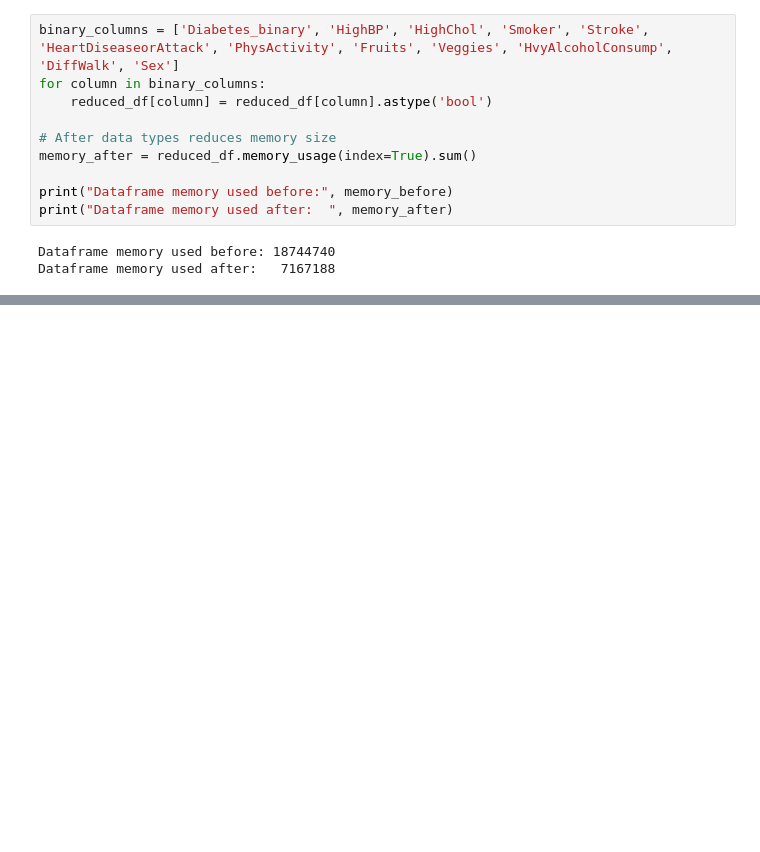
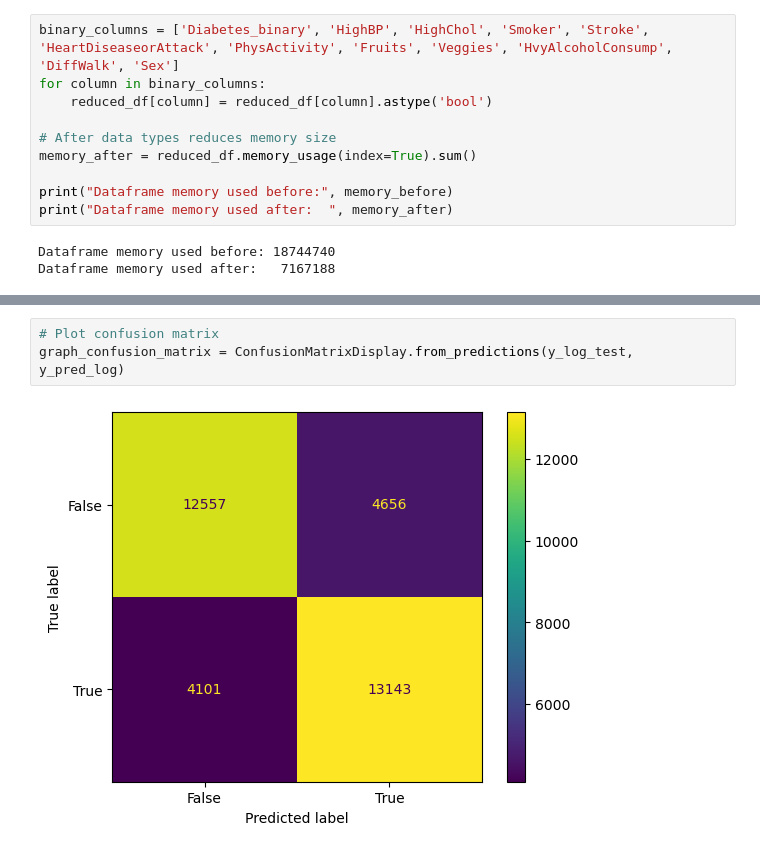
Before and after one commit to joseph-curtis/data-science-diabetes-classifier, a Jupyter notebook: data-science-ml-classifier.ipynb, the cells around one changed output, grey strips where cells are left out. Drawn from its saved outputs; the diff is of its cells as text; blank space fills up the shorter version.

```diff
--- a/data-science-ml-classifier.ipynb
+++ b/data-science-ml-classifier.ipynb
@@ -147,0 +202,5 @@ Logistic Regression Average Prediction Score:  74.26 %
+# %%
+# Plot confusion matrix
+graph_confusion_matrix = ConfusionMatrixDisplay.from_predictions(y_log_test, y_pred_log)
+# %% [output]
+[figure, added]
```
Also changed, not shown: parts of 14 cells of this notebook.
